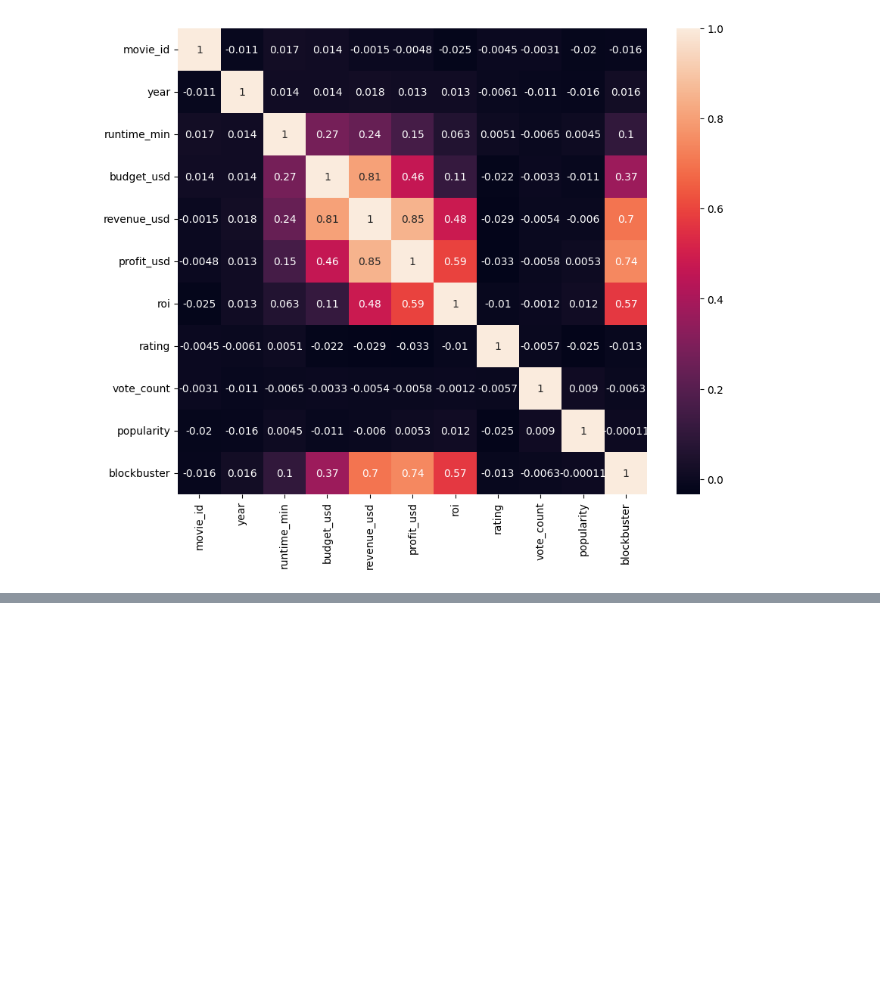
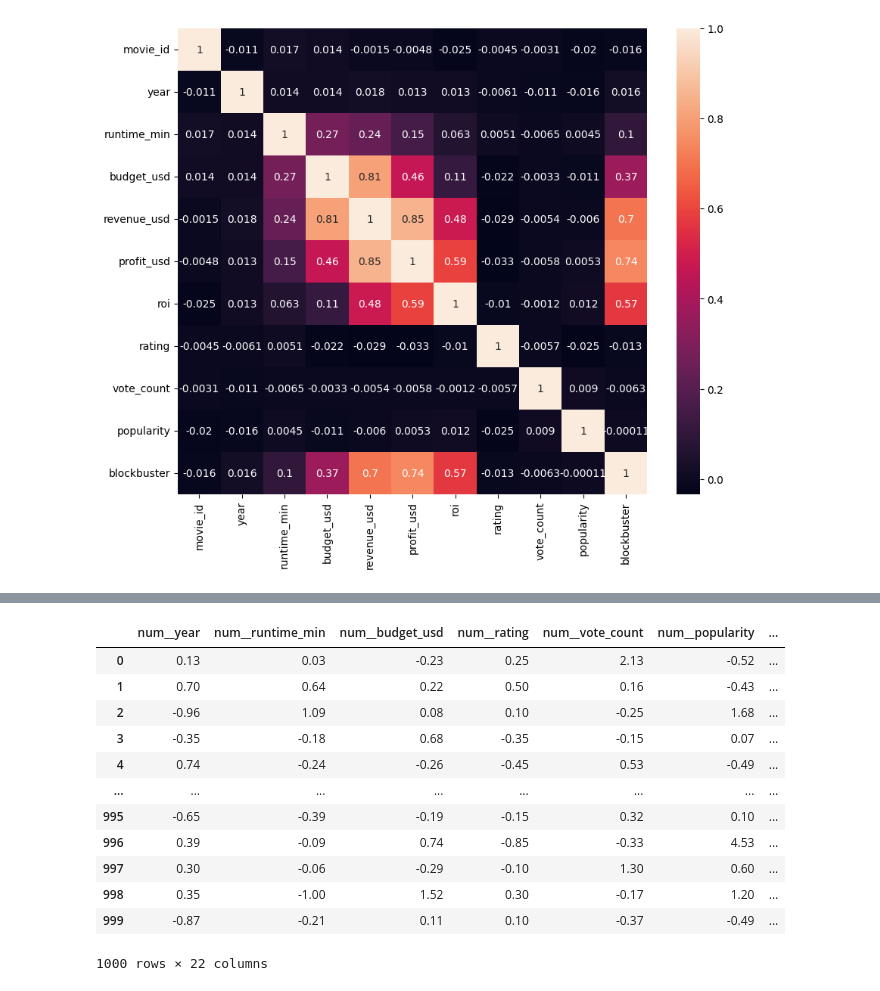
Before and after one commit to Angie-Moraa/AML_Book-Data, a Jupyter notebook: class Practical/classPractical.ipynb, the cells around one changed output, grey strips where cells are left out. Drawn from its saved outputs; the diff is of its cells as text; code cells hidden in the pictures; blank space fills up the shorter version.

```diff
--- a/class Practical/classPractical.ipynb
+++ b/class Practical/classPractical.ipynb
@@ -393,0 +412,2 @@ df
+# %%
+df.drop(columns =['movie_id','title'],inplace=True)
@@ -393,0 +419,14 @@ df
+# %%
+# Train and target features
+
+X = df.drop(columns=['blockbuster'])
+y = df['blockbuster']
+
+X = X.drop(columns=['revenue_usd','profit_usd','roi'])
+
+
+numerical_cols  = X.select_dtypes(include='number').columns
+categorical_cols= X.select_dtypes(include='object').columns
+
+print(f'Numerical Columns: {numerical_cols}')
+print(f'Categorical Columns: {categorical_cols}')
@@ -393,0 +602,16 @@ df
+# %%
+pd.DataFrame(X_test_transformed,columns = transformer.get_feature_names_out())
+# %% [output]
+|  | num__year | num__runtime_min | num__budget_usd | num__rating | num__vote_count | num__popularity | ... |
+| 0 | 0.13 | 0.03 | -0.23 | 0.25 | 2.13 | -0.52 | ... |
+| 1 | 0.70 | 0.64 | 0.22 | 0.50 | 0.16 | -0.43 | ... |
+| 2 | -0.96 | 1.09 | 0.08 | 0.10 | -0.25 | 1.68 | ... |
+| 3 | -0.35 | -0.18 | 0.68 | -0.35 | -0.15 | 0.07 | ... |
+| 4 | 0.74 | -0.24 | -0.26 | -0.45 | 0.53 | -0.49 | ... |
+| ... | ... | ... | ... | ... | ... | ... | ... |
+| 995 | -0.65 | -0.39 | -0.19 | -0.15 | 0.32 | 0.10 | ... |
+| 996 | 0.39 | -0.09 | 0.74 | -0.85 | -0.33 | 4.53 | ... |
+| 997 | 0.30 | -0.06 | -0.29 | -0.10 | 1.30 | 0.60 | ... |
+| 998 | 0.35 | -1.00 | 1.52 | 0.30 | -0.17 | 1.20 | ... |
+| 999 | -0.87 | -0.21 | 0.11 | 0.10 | -0.37 | -0.49 | ... |
+1000 rows × 22 columns
```
Also changed, not shown: parts of 24 cells of this notebook.
